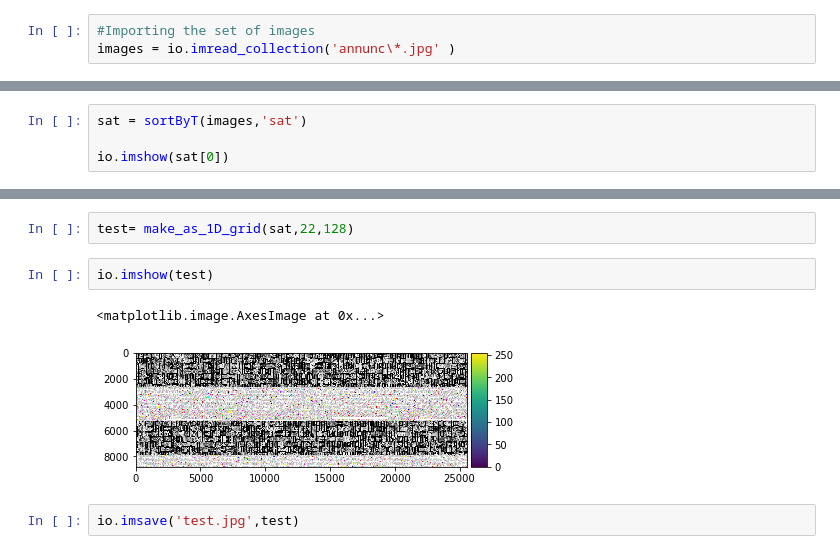
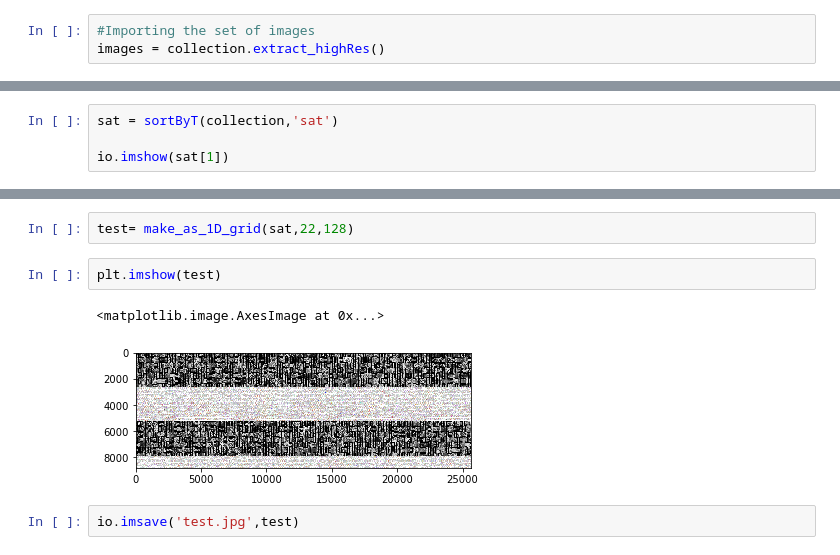
Before and after one commit to leoimpett/ArtLang, a Jupyter notebook: HueSatVal.ipynb, the cells around one changed output, grey strips where cells are left out. Cells and saved outputs as stored; diff of their text form.

```diff
--- a/HueSatVal.ipynb
+++ b/HueSatVal.ipynb
@@ -10,7 +10,7 @@ from imagedata import *
 collection = ImageDataCollection.from_folder()
 # %%
 #Importing the set of images
-images = io.imread_collection('annunc\*.jpg' )
+images = collection.extract_highRes()
 # %%
 #Passing from RGB to HSV
 hsvImages = []
@@ -150,8 +160,8 @@ def make_as_1D_grid(images,rows,cols):
         canvas[int(i/cols)*400:(int(i/cols)+1)*400,int(i%cols)*200:(int(i%cols)+1)*200] = images[i]
     return canvas;
 # %%
-sat = sortByT(images,'sat')
+sat = sortByT(collection,'sat')
 
-io.imshow(sat[0])
+io.imshow(sat[1])
 # %% [output]
 <matplotlib.image.AxesImage at 0x...>
@@ -164,9 +174,9 @@ for img in sat :
 # %%
 test= make_as_1D_grid(sat,22,128)
 # %%
-io.imshow(test)
+plt.imshow(test)
 # %% [output]
 <matplotlib.image.AxesImage at 0x...>
-[figure, old version]
+[figure, new version]
 # %%
 io.imsave('test.jpg',test)
```
Also changed, not shown: parts of 4 cells of this notebook, 10 other files.
